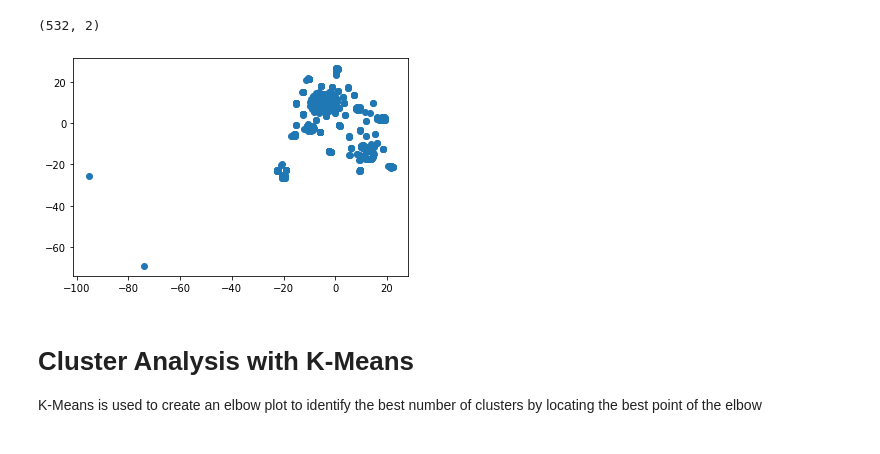
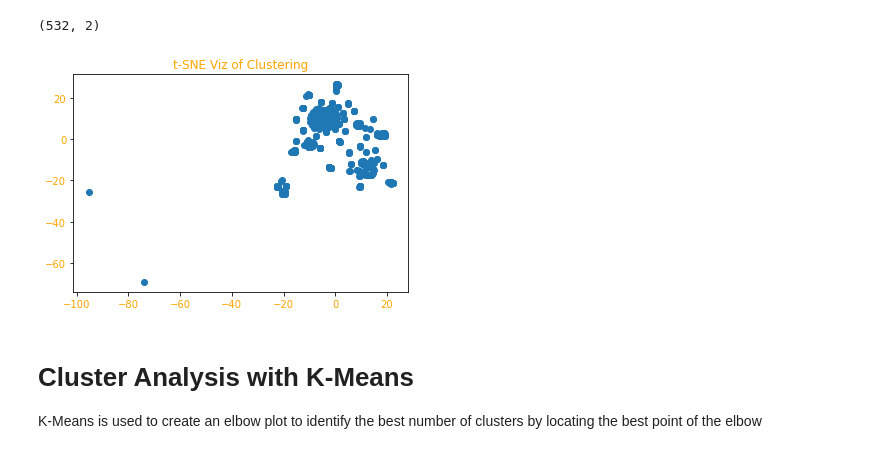
Before and after one commit to githotirado/cryptocurrency-clusters, a Jupyter notebook: Cryptocurrency Clustering.ipynb, the cells around one changed output. Drawn from its saved outputs; the diff is of its cells as text; code cells hidden in the pictures.

```diff
--- a/Cryptocurrency Clustering.ipynb
+++ b/Cryptocurrency Clustering.ipynb
@@ -173,12 +173,16 @@ x_values = tsne_features[:,0]
 
 # The second column of transformed features
 y_values = tsne_features[:,1]
-# %%
-# Visualize the clusters
-plt.scatter(x_values, y_values)
-plt.show()
-# %% [output]
-[figure, removed]
+# %%
+# Visualize the clusters
+plt.scatter(x_values, y_values)
+plt.xticks(color='orange', fontsize=10)
+plt.yticks(color='orange', fontsize=10)
+plt.title('t-SNE Viz of Clustering', color='orange', fontsize=12)
+plt.savefig('Visualizations/tSNEPotentialClusters.png')
+plt.show()
+# %% [output]
+[figure, added]
 # %% [markdown]
 # Cluster Analysis with K-Means
 K-Means is used to create an elbow plot to identify the best number of clusters by locating the best point of the elbow
```
Also changed, not shown: parts of 1 cell of this notebook.
